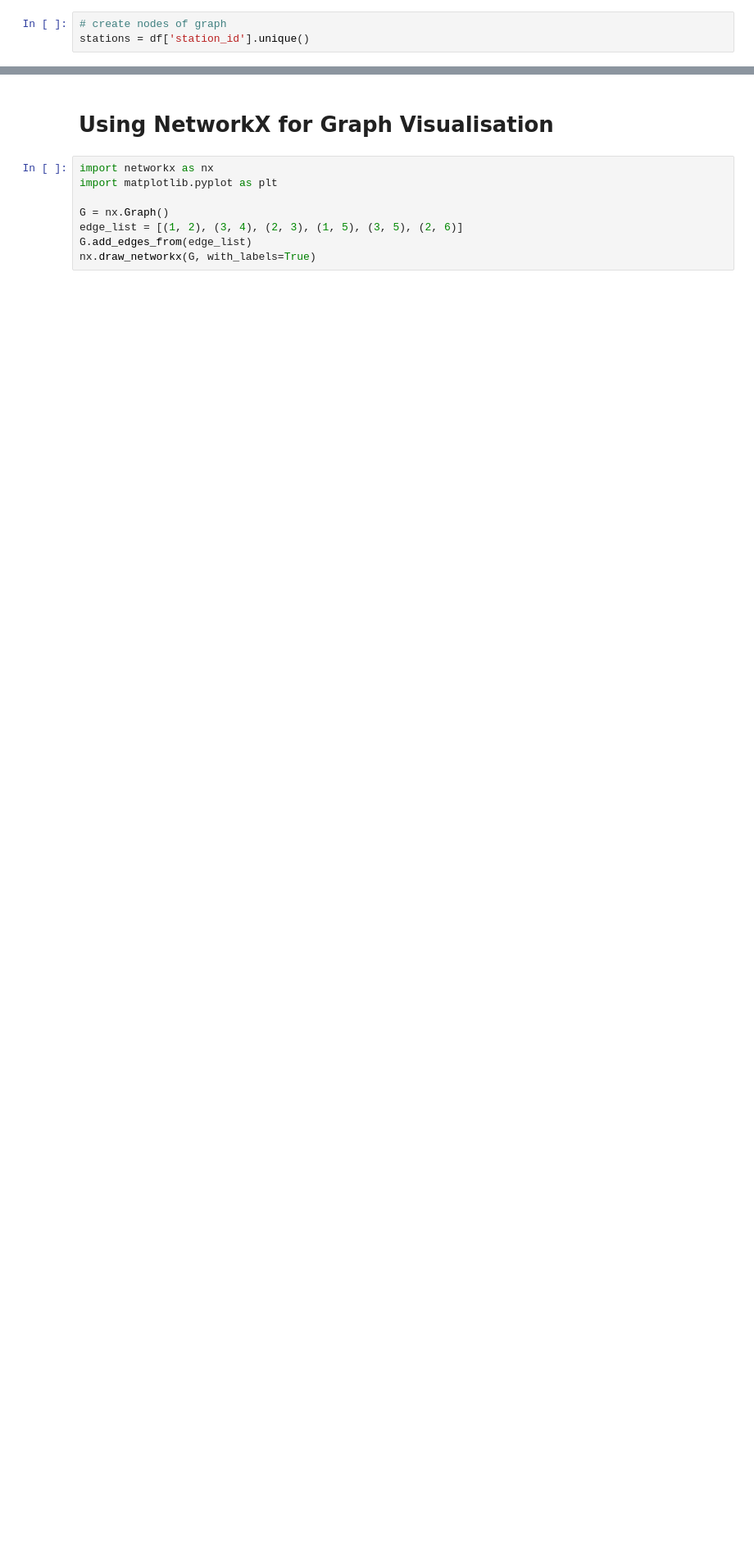
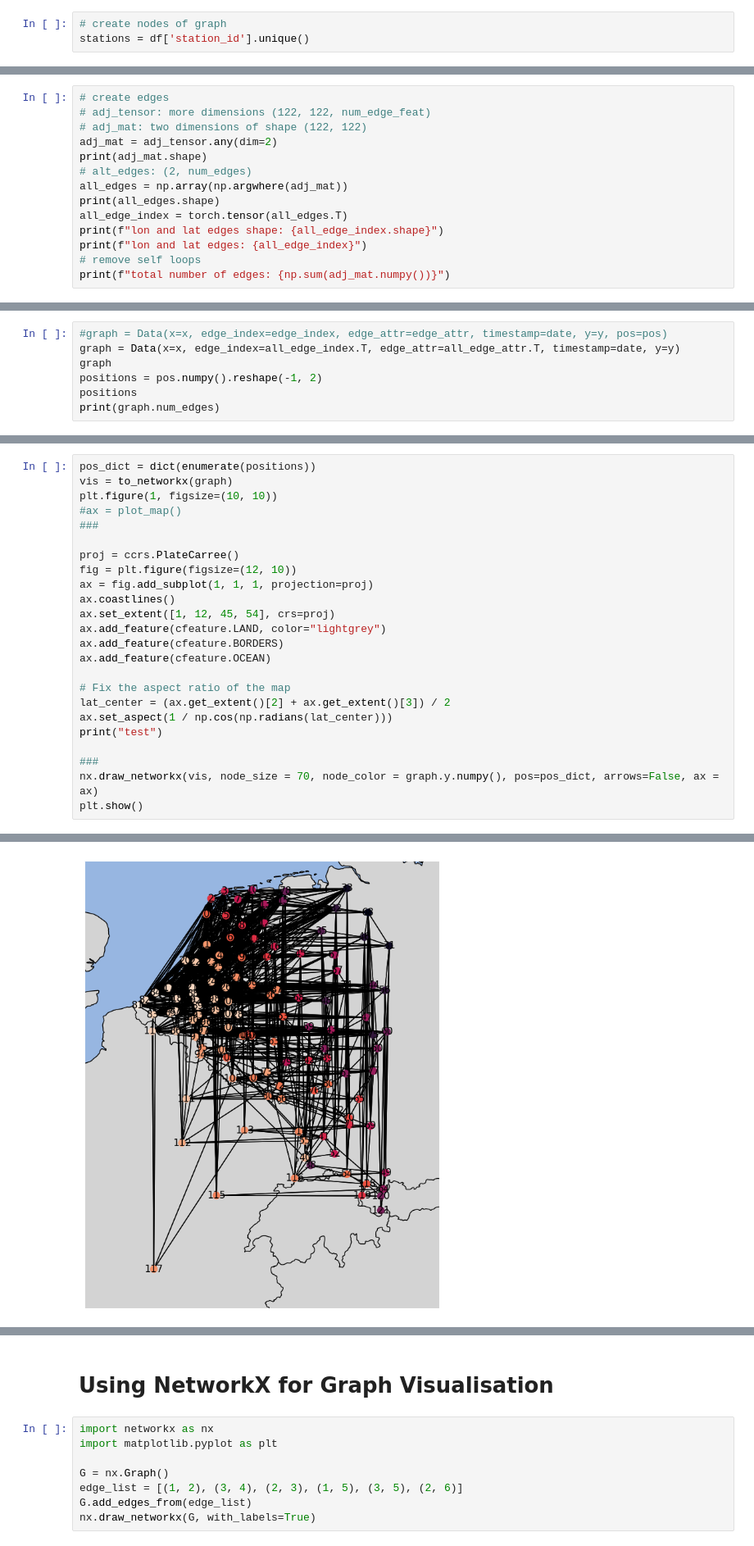
Before and after one commit to leachen01/gnnpp, a Jupyter notebook: exploration/graph_creation.ipynb, the cells around one changed output, grey strips where cells are left out. Shown at 82% size. Saved outputs shown, nothing was run; the diff lists cells and outputs as text; blank space fills up the shorter version.

```diff
--- a/exploration/graph_creation.ipynb
+++ b/exploration/graph_creation.ipynb
@@ -324,0 +454,14 @@ plt.show()
+# %%
+# create edges
+# adj_tensor: more dimensions (122, 122, num_edge_feat)
+# adj_mat: two dimensions of shape (122, 122)
+adj_mat = adj_tensor.any(dim=2)
+print(adj_mat.shape)
+# alt_edges: (2, num_edges)
+all_edges = np.array(np.argwhere(adj_mat))
+print(all_edges.shape)
+all_edge_index = torch.tensor(all_edges.T)
+print(f"lon and lat edges shape: {all_edge_index.shape}")
+print(f"lon and lat edges: {all_edge_index}")
+# remove self loops
+print(f"total number of edges: {np.sum(adj_mat.numpy())}")
@@ -324,0 +581,7 @@ plt.show()
+# %%
+#graph = Data(x=x, edge_index=edge_index, edge_attr=edge_attr, timestamp=date, y=y, pos=pos)
+graph = Data(x=x, edge_index=all_edge_index.T, edge_attr=all_edge_attr.T, timestamp=date, y=y)
+graph
+positions = pos.numpy().reshape(-1, 2)
+positions
+print(graph.num_edges)
@@ -324,0 +590,25 @@ plt.show()
+# %%
+pos_dict = dict(enumerate(positions))
+vis = to_networkx(graph)
+plt.figure(1, figsize=(10, 10))
+#ax = plot_map()
+###
+
+proj = ccrs.PlateCarree()
+fig = plt.figure(figsize=(12, 10))
+ax = fig.add_subplot(1, 1, 1, projection=proj)
+ax.coastlines()
+ax.set_extent([1, 12, 45, 54], crs=proj)
+ax.add_feature(cfeature.LAND, color="lightgrey")
+ax.add_feature(cfeature.BORDERS)
+ax.add_feature(cfeature.OCEAN)
+
+# Fix the aspect ratio of the map
+lat_center = (ax.get_extent()[2] + ax.get_extent()[3]) / 2
+ax.set_aspect(1 / np.cos(np.radians(lat_center)))
+print("test")
+
+###
+nx.draw_networkx(vis, node_size = 70, node_color = graph.y.numpy(), pos=pos_dict, arrows=False, ax = ax)
+plt.show()
+# %% [output]
@@ -324,0 +617 @@ plt.show()
+[figure, added]
```
Also changed, not shown: parts of 67 cells of this notebook, 4 other files.
